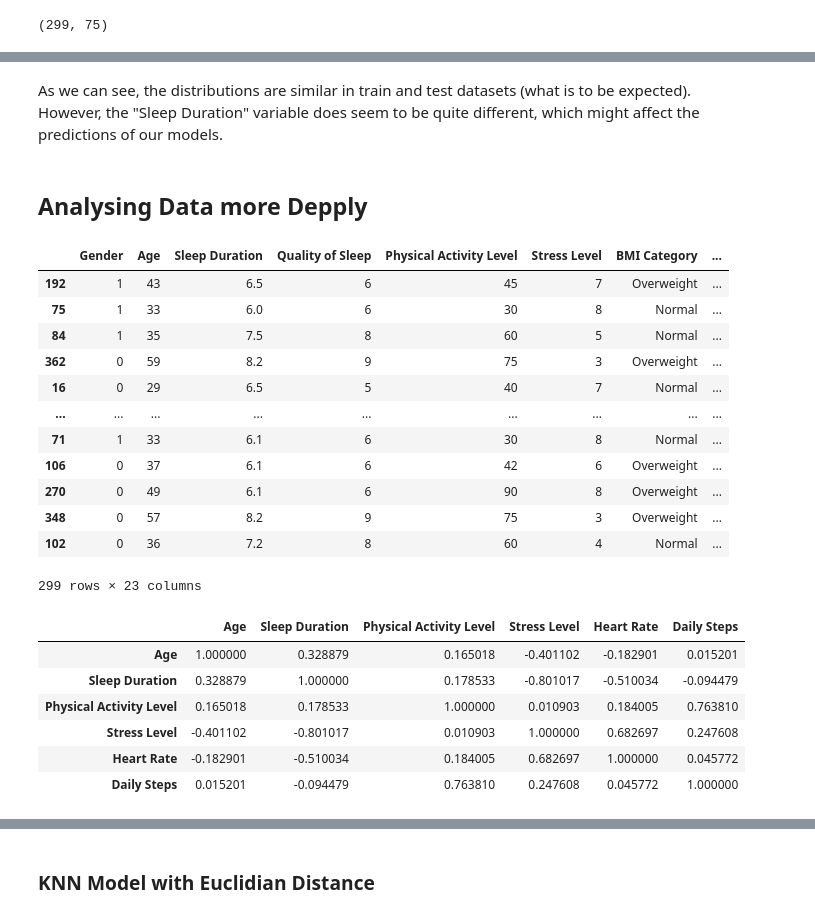
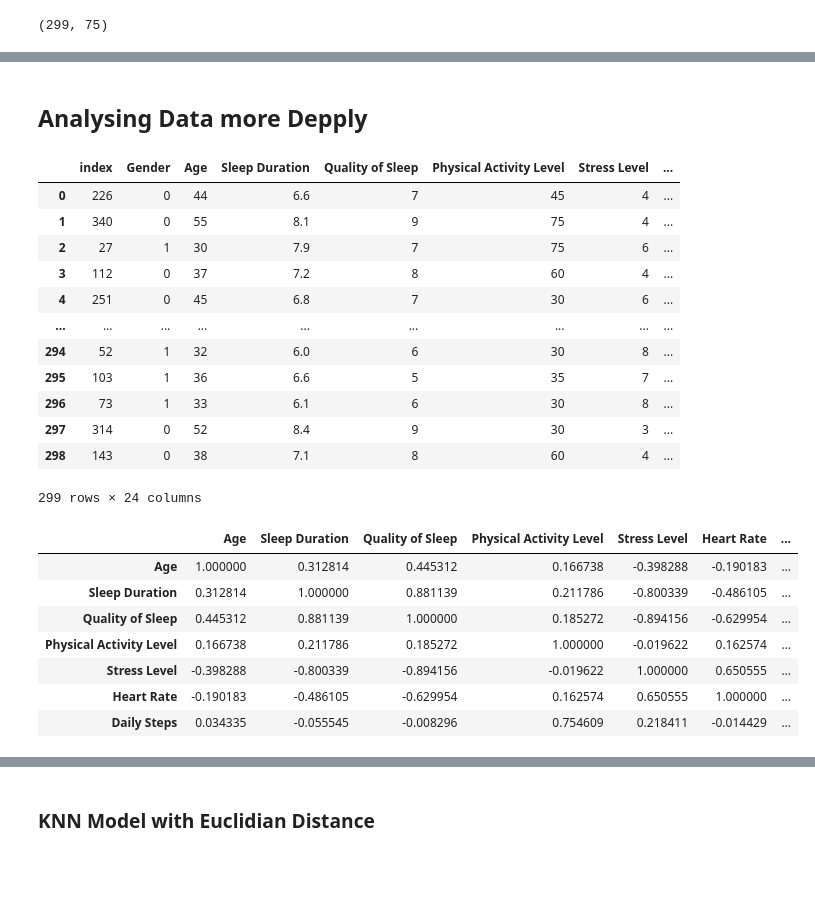
Before and after one commit to RobertoTomchak/knn_hyperparameters_analysis, a Jupyter notebook: analysis.ipynb, the cells around one changed output, grey strips where cells are left out. Saved outputs shown, nothing was run; the diff lists cells and outputs as text; code cells hidden in the pictures; blank space fills up the shorter version.

```diff
--- a/analysis.ipynb
+++ b/analysis.ipynb
@@ -300,7 +320,7 @@ df
 ## Splitting the Training and the Test Datasets
 # %%
 from sklearn.model_selection import train_test_split
-train_set, test_set = train_test_split(df, test_size=0.2, random_state=42)  # I will set the seed to a specific state just to make comparisons more clear
+train_set, test_set = train_test_split(df, test_size=0.2, random_state=42, shuffle=True, stratify=df["BMI Category"])  # I will set the seed to a specific state just to make comparisons more clear
 # %%
 len(train_set), len(test_set)
 # %% [output]
@@ -320,0 +340,4 @@ array([[<Axes: title={'center': 'Gender'}>,
+# %%
+# reseting indexes (to make following operations easier)
+train_set.reset_index(inplace=True)
+test_set.reset_index(inplace=True)
@@ -333,5 +364,3 @@ array([[<Axes: title={'center': 'Gender'}>,
-# %% [markdown]
-As we can see, the distributions are similar in train and test datasets (what is to be expected). However, the "Sleep Duration" variable does seem to be quite different, which might affect the predictions of our models.
 # %% [markdown]
 ## Analysing Data more Depply
 # %%
@@ -340,29 +369,30 @@ df = train_set.copy()
 # %%
 df
 # %% [output]
-|  | Gender | Age | Sleep Duration | Quality of Sleep | Physical Activity Level | Stress Level | BMI Category | ... |
-| 192 | 1 | 43 | 6.5 | 6 | 45 | 7 | Overweight | ... |
-| 75 | 1 | 33 | 6.0 | 6 | 30 | 8 | Normal | ... |
-| 84 | 1 | 35 | 7.5 | 8 | 60 | 5 | Normal | ... |
-| 362 | 0 | 59 | 8.2 | 9 | 75 | 3 | Overweight | ... |
-| 16 | 0 | 29 | 6.5 | 5 | 40 | 7 | Normal | ... |
+|  | index | Gender | Age | Sleep Duration | Quality of Sleep | Physical Activity Level | Stress Level | ... |
+| 0 | 226 | 0 | 44 | 6.6 | 7 | 45 | 4 | ... |
+| 1 | 340 | 0 | 55 | 8.1 | 9 | 75 | 4 | ... |
+| 2 | 27 | 1 | 30 | 7.9 | 7 | 75 | 6 | ... |
+| 3 | 112 | 0 | 37 | 7.2 | 8 | 60 | 4 | ... |
+| 4 | 251 | 0 | 45 | 6.8 | 7 | 30 | 6 | ... |
 | ... | ... | ... | ... | ... | ... | ... | ... | ... |
-| 71 | 1 | 33 | 6.1 | 6 | 30 | 8 | Normal | ... |
-| 106 | 0 | 37 | 6.1 | 6 | 42 | 6 | Overweight | ... |
-| 270 | 0 | 49 | 6.1 | 6 | 90 | 8 | Overweight | ... |
-| 348 | 0 | 57 | 8.2 | 9 | 75 | 3 | Overweight | ... |
-| 102 | 0 | 36 | 7.2 | 8 | 60 | 4 | Normal | ... |
+| 294 | 52 | 1 | 32 | 6.0 | 6 | 30 | 8 | ... |
+| 295 | 103 | 1 | 36 | 6.6 | 5 | 35 | 7 | ... |
+| 296 | 73 | 1 | 33 | 6.1 | 6 | 30 | 8 | ... |
+| 297 | 314 | 0 | 52 | 8.4 | 9 | 30 | 3 | ... |
+| 298 | 143 | 0 | 38 | 7.1 | 8 | 60 | 4 | ... |
-299 rows × 23 columns
+299 rows × 24 columns
 # %%
 # Looking for correlation between quantitative variables
-variables = ["Age", "Sleep Duration", "Physical Activity Level", "Stress Level", "Heart Rate", "Daily Steps"]
+variables = ["Age", "Sleep Duration", "Quality of Sleep", "Physical Activity Level", "Stress Level", "Heart Rate", "Daily Steps"]
 corr_matrix = df[variables].corr()
 corr_matrix
 # %% [output]
-|  | Age | Sleep Duration | Physical Activity Level | Stress Level | Heart Rate | Daily Steps |
-| Age | 1.000000 | 0.328879 | 0.165018 | -0.401102 | -0.182901 | 0.015201 |
-| Sleep Duration | 0.328879 | 1.000000 | 0.178533 | -0.801017 | -0.510034 | -0.094479 |
-| Physical Activity Level | 0.165018 | 0.178533 | 1.000000 | 0.010903 | 0.184005 | 0.763810 |
-| Stress Level | -0.401102 | -0.801017 | 0.010903 | 1.000000 | 0.682697 | 0.247608 |
-| Heart Rate | -0.182901 | -0.510034 | 0.184005 | 0.682697 | 1.000000 | 0.045772 |
-| Daily Steps | 0.015201 | -0.094479 | 0.763810 | 0.247608 | 0.045772 | 1.000000 |
+|  | Age | Sleep Duration | Quality of Sleep | Physical Activity Level | Stress Level | Heart Rate | ... |
+| Age | 1.000000 | 0.312814 | 0.445312 | 0.166738 | -0.398288 | -0.190183 | ... |
+| Sleep Duration | 0.312814 | 1.000000 | 0.881139 | 0.211786 | -0.800339 | -0.486105 | ... |
+| Quality of Sleep | 0.445312 | 0.881139 | 1.000000 | 0.185272 | -0.894156 | -0.629954 | ... |
+| Physical Activity Level | 0.166738 | 0.211786 | 0.185272 | 1.000000 | -0.019622 | 0.162574 | ... |
+| Stress Level | -0.398288 | -0.800339 | -0.894156 | -0.019622 | 1.000000 | 0.650555 | ... |
+| Heart Rate | -0.190183 | -0.486105 | -0.629954 | 0.162574 | 0.650555 | 1.000000 | ... |
+| Daily Steps | 0.034335 | -0.055545 | -0.008296 | 0.754609 | 0.218411 | -0.014429 | ... |
```
Also changed, not shown: parts of 61 cells of this notebook.
